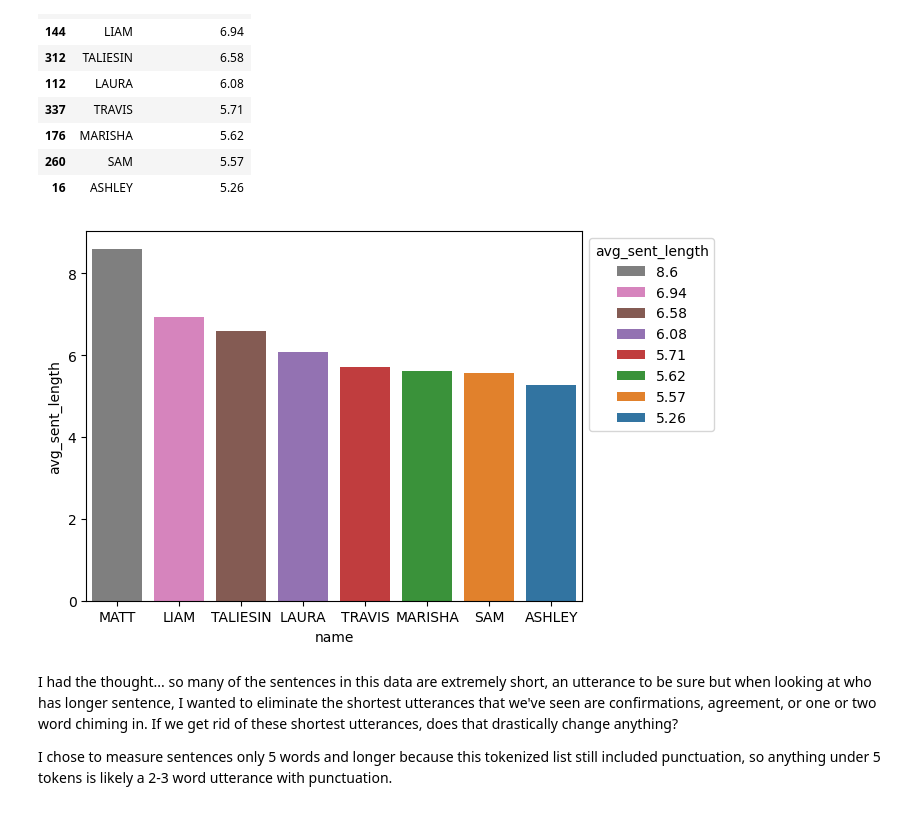
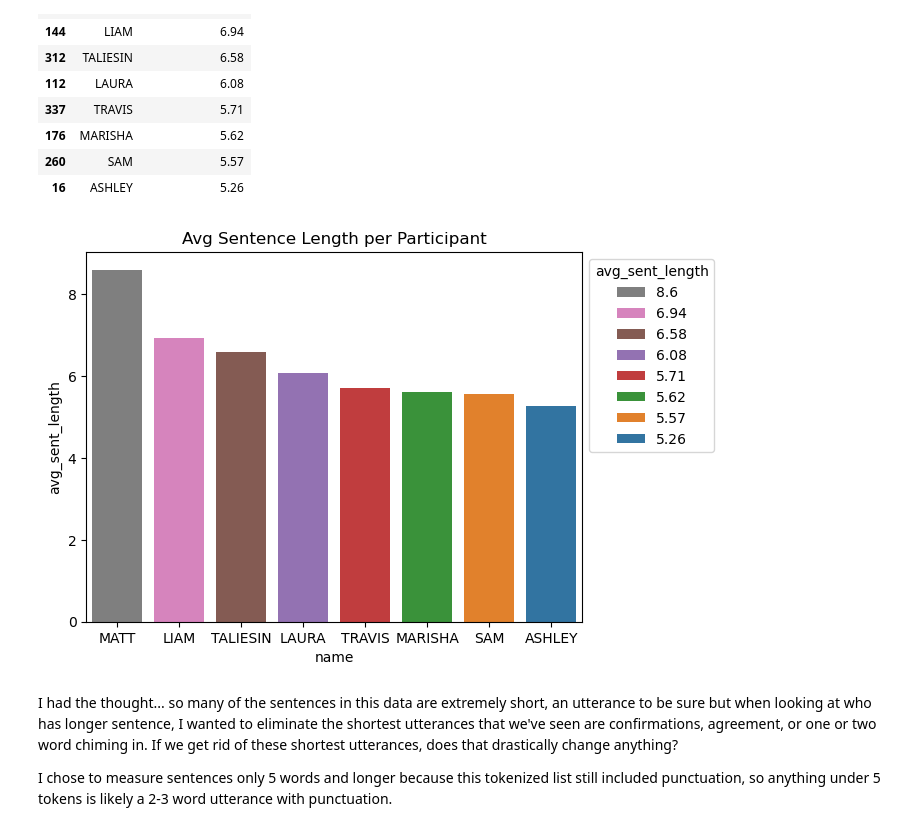
Before and after one commit to Data-Science-for-Linguists-2025/Critical-Role-Analysis, a Jupyter notebook: notebooks/cr_analysis.ipynb, the cells around one changed output. Drawn from its saved outputs; the diff is of its cells as text; code cells hidden in the pictures.

```diff
--- a/notebooks/cr_analysis.ipynb
+++ b/notebooks/cr_analysis.ipynb
@@ -462,10 +541,11 @@ avgsents
 | 16 | ASHLEY | 5.26 |
 # %%
 slenplot = sns.barplot(avgsents, x="name", y="avg_sent_length", hue="avg_sent_length", dodge=False)
+slenplot.set_title("Avg Sentence Length per Participant")
 sns.move_legend(slenplot, "upper left", bbox_to_anchor=(1, 1), reverse=True)
 plt.show()
 # %% [output]
-[figure, old version]
+[figure, new version]
 # %% [markdown]
 I had the thought... so many of the sentences in this data are extremely short, an utterance to be sure but when looking at who has longer sentence, I wanted to eliminate the shortest utterances that we've seen are confirmations, agreement, or one or two word chiming in. If we get rid of these shortest utterances, does that drastically change anything?
 
```
Also changed, not shown: parts of 37 cells of this notebook.
